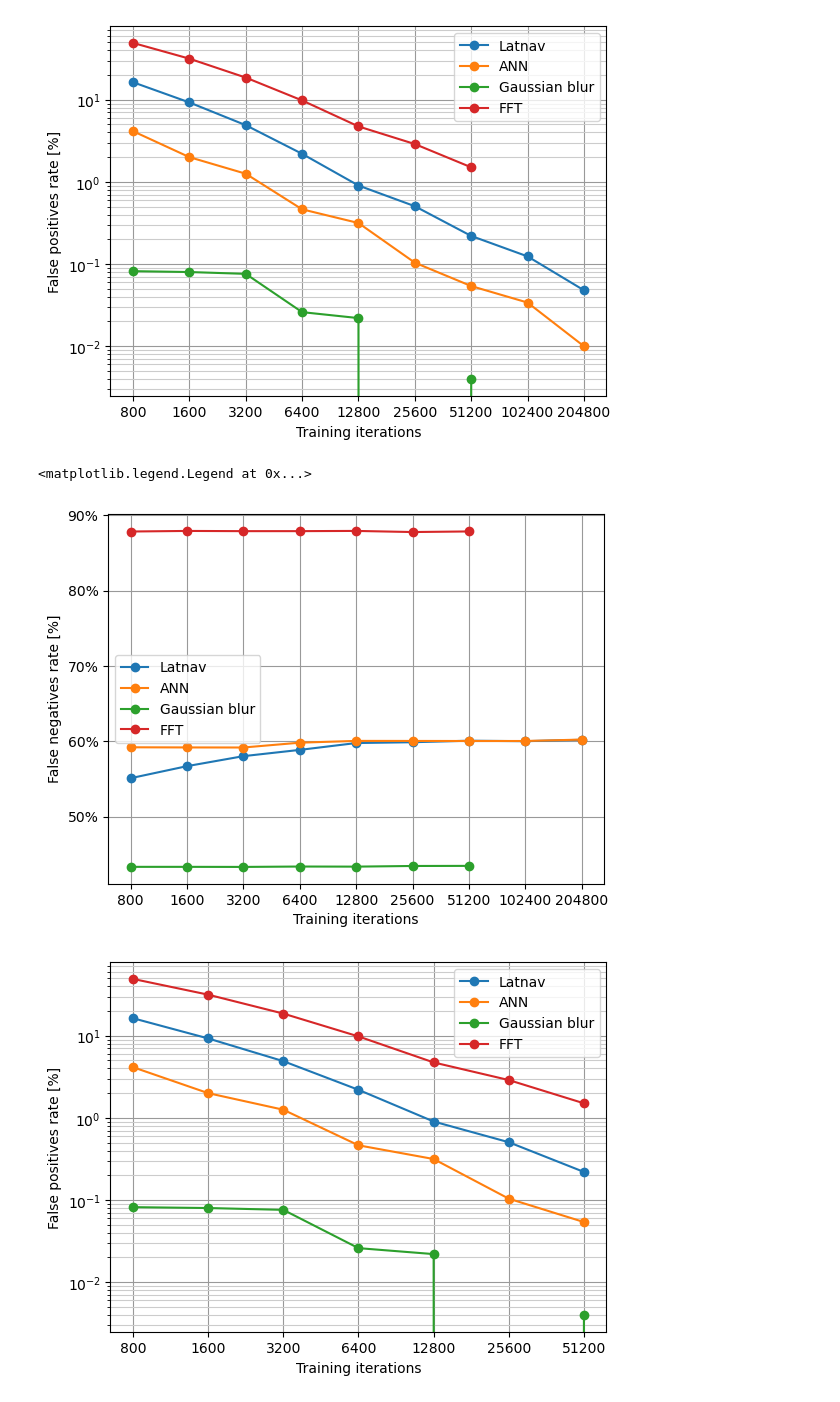
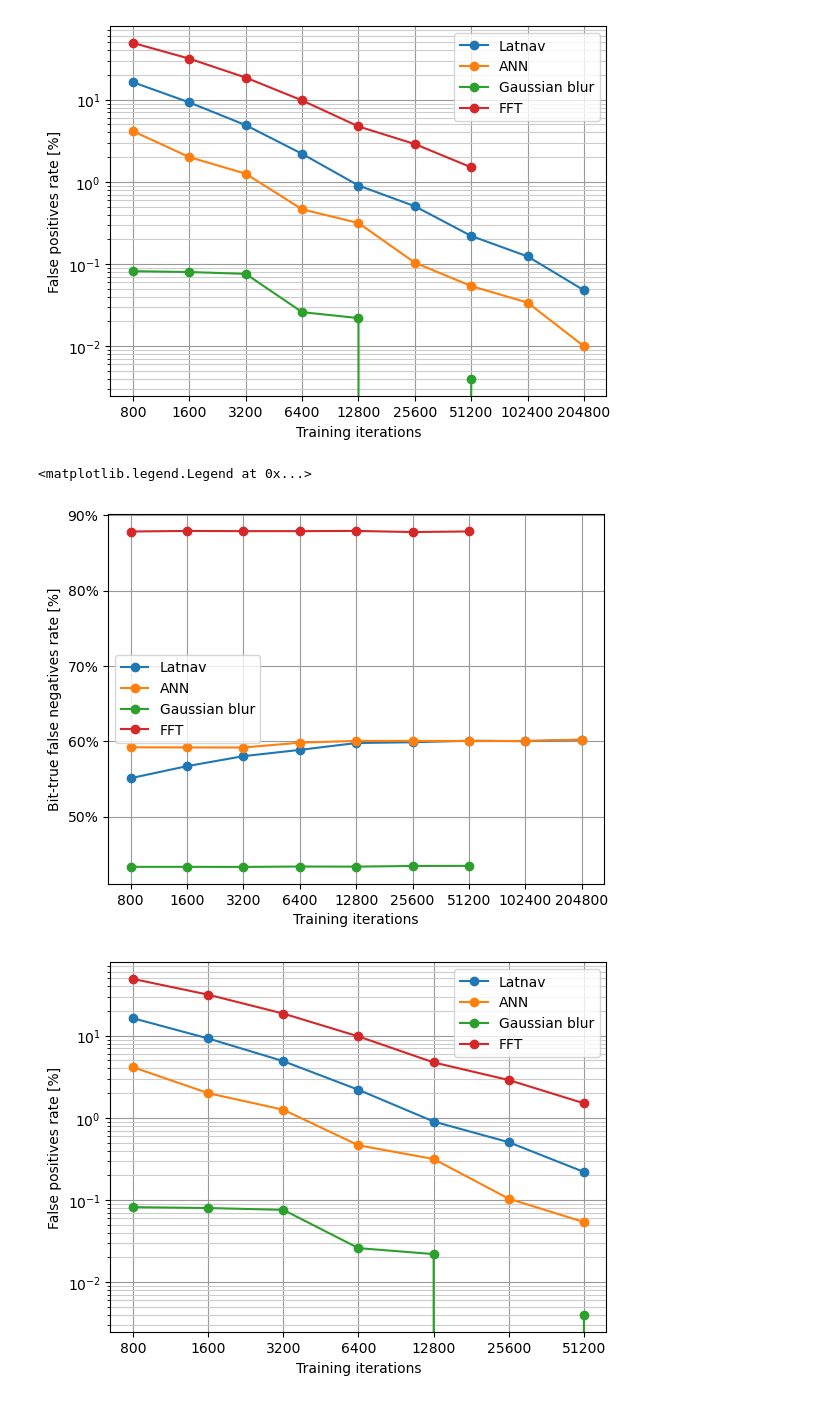
Before and after one commit to francesco-ratti/heteregeneousRTOS_benchmarks_data_analysis_scripts, a Jupyter notebook: FaultDet_performances/fp_fn_plots.ipynb, the cells around one changed output. Saved outputs shown, nothing was run; the diff lists cells and outputs as text; code cells hidden in the pictures.

```diff
--- a/fp_fn_plots.ipynb
+++ b/FaultDet_performances/fp_fn_plots.ipynb
@@ -94,31 +94,31 @@ plt.legend()
 # %%
 fig = plt.plot(np.log2((ln_df["trainingIterations"]/100)).astype(int), ln_df["fn_rate"],marker="o", label='Latnav')
 plt.plot(np.log2((ann_df["trainingIterations"]/100)).astype(int), ann_df["fn_rate"],marker="o", label="ANN")
 plt.plot(np.log2((gauss_df["trainingIterations"]/100)).astype(int), gauss_df["fn_rate"],marker="o", label="Gaussian blur")
 plt.plot(np.log2((fft_df["trainingIterations"]/100)).astype(int), fft_df["fn_rate"],marker="o", label="FFT")
 
 plt.grid(visible=True, which='major', color='0.6')
 plt.grid(visible=True, which='minor', color='0.8')
 #plt.yscale('log')
 ax = plt.gca()
 #plt.style.use('classic')
 #region_2d_trainIterations=np.array(region_trainIterations)
 #region_2d_fp_rate=np.array(region_fp_rate)
 #ax.set_ylim([pow(10, math.floor(math.log10(np.min(region_2d_fp_rate)))), pow(10, math.ceil(math.log10(np.max(region_2d_fp_rate))))])
 ax.yaxis.set_major_formatter(tkr.PercentFormatter(decimals=0))
 
 #ax.yaxis.set_minor_locator(ticker.AutoMinorLocator(4))
 ax.tick_params(axis='y', which='minor', bottom=False)
 #plt.gcf().subplots_adjust(left=0.2)
 ax.xaxis.set_major_formatter(tkr.FuncFormatter(lambda x,pos: ('{:d}'.format(int(pow(2, x))*100))))
 
 
 plt.xlabel("Training iterations")
-plt.ylabel("False negatives rate [%]")
+plt.ylabel("Bit-true false negatives rate [%]")
 plt.legend()
 # %% [output]
 <matplotlib.legend.Legend at 0x...>
-[figure, old version]
+[figure, new version]
 # %%
 ln_df.drop(ln_df[ln_df['trainingIterations'] > 51200 ].index, inplace=True)
 # %%
```
Also changed, not shown: parts of 1 cell of this notebook, 23 other files.
